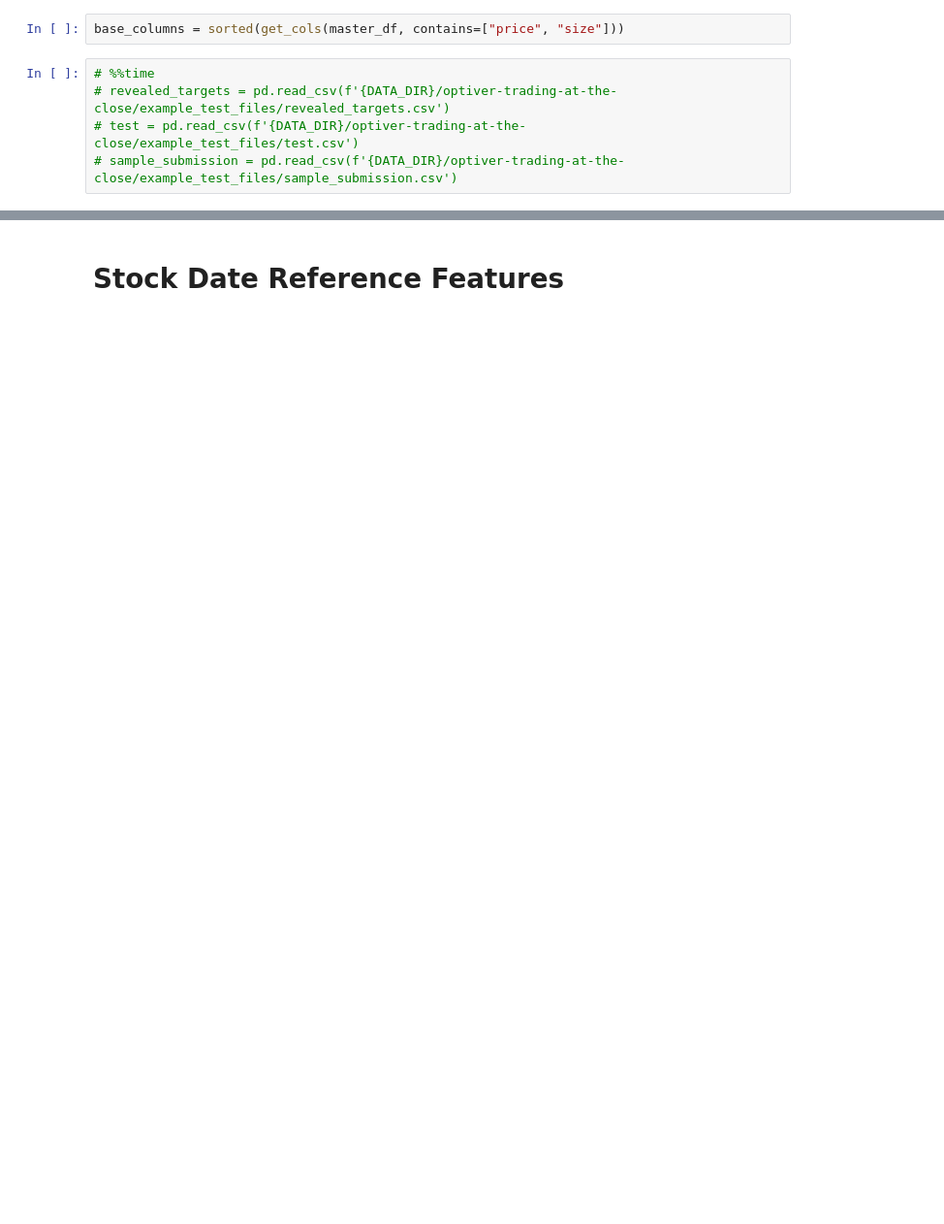
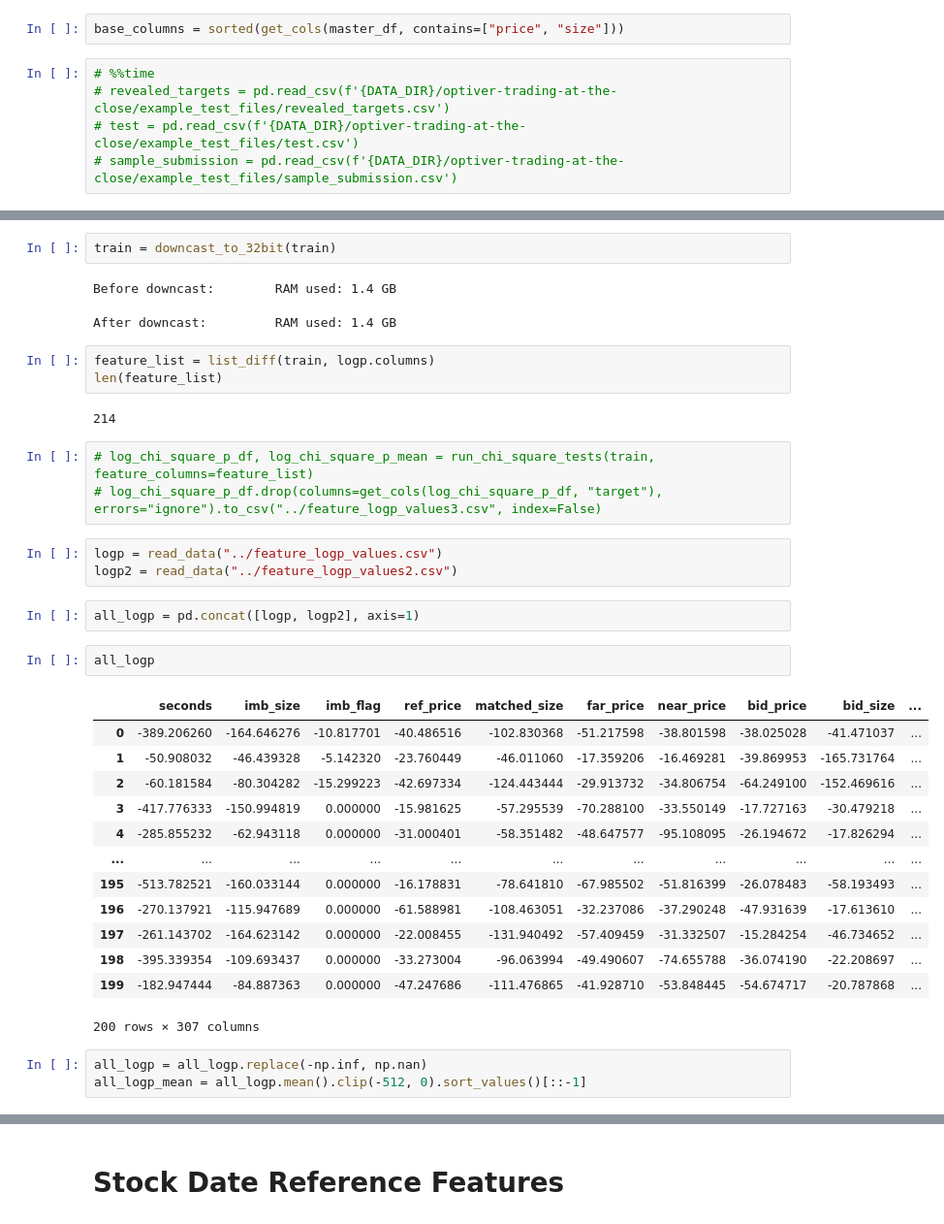
Before and after one commit to waikey-lee/kaggle-optiver-trading, a Jupyter notebook: notebooks/2.feature_engineering.ipynb, the cells around one changed output, grey strips where cells are left out. Shown at 97% size. Cells and saved outputs as stored; diff of their text form; blank space fills up the shorter version.

```diff
--- a/notebooks/2.feature_engineering.ipynb
+++ b/notebooks/2.feature_engineering.ipynb
@@ -110,0 +357,37 @@ Wall time: 21 µs
+# %%
+train = downcast_to_32bit(train)
+# %% [output]
+Before downcast:        RAM used: 1.4 GB
+After downcast:         RAM used: 1.4 GB
+# %%
+feature_list = list_diff(train, logp.columns)
+len(feature_list)
+# %% [output]
+214
+# %%
+# log_chi_square_p_df, log_chi_square_p_mean = run_chi_square_tests(train, feature_columns=feature_list)
+# log_chi_square_p_df.drop(columns=get_cols(log_chi_square_p_df, "target"), errors="ignore").to_csv("../feature_logp_values3.csv", index=False)
+# %%
+logp = read_data("../feature_logp_values.csv")
+logp2 = read_data("../feature_logp_values2.csv")
+# %%
+all_logp = pd.concat([logp, logp2], axis=1)
+# %%
+all_logp
+# %% [output]
+|  | seconds | imb_size | imb_flag | ref_price | matched_size | far_price | near_price | bid_price | bid_size | ... |
+| 0 | -389.206260 | -164.646276 | -10.817701 | -40.486516 | -102.830368 | -51.217598 | -38.801598 | -38.025028 | -41.471037 | ... |
+| 1 | -50.908032 | -46.439328 | -5.142320 | -23.760449 | -46.011060 | -17.359206 | -16.469281 | -39.869953 | -165.731764 | ... |
+| 2 | -60.181584 | -80.304282 | -15.299223 | -42.697334 | -124.443444 | -29.913732 | -34.806754 | -64.249100 | -152.469616 | ... |
+| 3 | -417.776333 | -150.994819 | 0.000000 | -15.981625 | -57.295539 | -70.288100 | -33.550149 | -17.727163 | -30.479218 | ... |
+| 4 | -285.855232 | -62.943118 | 0.000000 | -31.000401 | -58.351482 | -48.647577 | -95.108095 | -26.194672 | -17.826294 | ... |
+| ... | ... | ... | ... | ... | ... | ... | ... | ... | ... | ... |
+| 195 | -513.782521 | -160.033144 | 0.000000 | -16.178831 | -78.641810 | -67.985502 | -51.816399 | -26.078483 | -58.193493 | ... |
+| 196 | -270.137921 | -115.947689 | 0.000000 | -61.588981 | -108.463051 | -32.237086 | -37.290248 | -47.931639 | -17.613610 | ... |
+| 197 | -261.143702 | -164.623142 | 0.000000 | -22.008455 | -131.940492 | -57.409459 | -31.332507 | -15.284254 | -46.734652 | ... |
+| 198 | -395.339354 | -109.693437 | 0.000000 | -33.273004 | -96.063994 | -49.490607 | -74.655788 | -36.074190 | -22.208697 | ... |
+| 199 | -182.947444 | -84.887363 | 0.000000 | -47.247686 | -111.476865 | -41.928710 | -53.848445 | -54.674717 | -20.787868 | ... |
+200 rows × 307 columns
+# %%
+all_logp = all_logp.replace(-np.inf, np.nan)
+all_logp_mean = all_logp.mean().clip(-512, 0).sort_values()[::-1]
```
Also changed, not shown: parts of 86 cells of this notebook.
